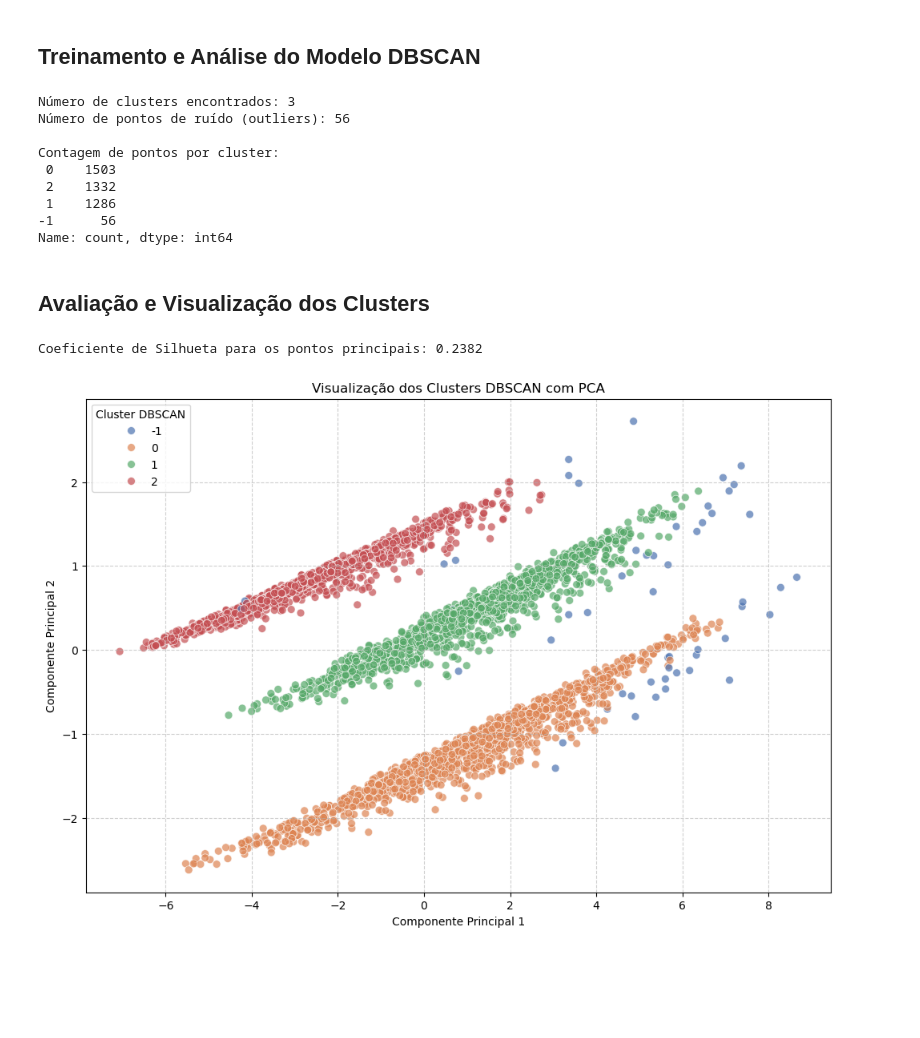
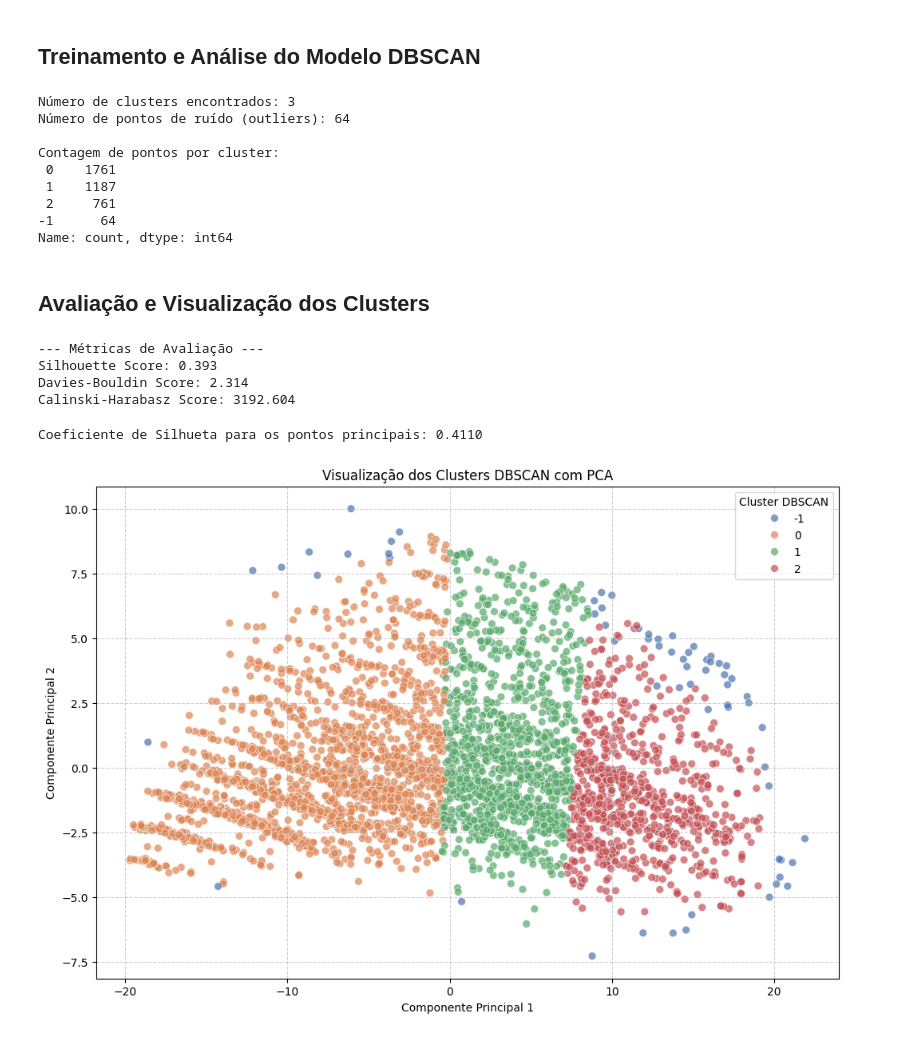
Before and after one commit to joabemorais/Trabalho-ML-2, a Jupyter notebook: test.ipynb, the cells around one changed output. Drawn from its saved outputs; the diff is of its cells as text; code cells hidden in the pictures; blank space fills up the shorter version.

```diff
--- a/test.ipynb
+++ b/test.ipynb
@@ -185,8 +317,8 @@ inertia = []
 K_range = range(2, 11)
 
 for k in K_range:
-    kmeans = KMeans(n_clusters=k, random_state=42)
-    kmeans.fit(df_scaled)
+    kmeans = KMeans(n_clusters=k, random_state=42, n_init=10)
+    kmeans.fit(df_processed)
     inertia.append(kmeans.inertia_)
 
 plt.figure(figsize=(8, 5))
@@ -299,14 +442,14 @@ Dados preparados para o DBSCAN. Dimensões: (4177, 12)
 ## Determinando os hiperparâmetros do DBSCAN
 # %%
 # 1. Definindo min_samples
-D = data_full_scaled.shape[1]
-min_samples = 2 * D
+D = df_processed.shape[1]
+min_samples = 15
 print(f"Valor de min_samples (2 * D): {min_samples}")
 
 # 2. Encontrando o eps ideal com o gráfico de k-distância
 k = min_samples
-neighbors = NearestNeighbors(n_neighbors=k).fit(data_full_scaled)
-distances, indices = neighbors.kneighbors(data_full_scaled)
+neighbors = NearestNeighbors(n_neighbors=k).fit(df_processed)
+distances, indices = neighbors.kneighbors(df_processed)
 k_distances = np.sort(distances[:, k-1], axis=0)
 
 # Plotando o gráfico
@@ -317,8 +460,4 @@ plt.xlabel('Pontos de Dados (ordenados)')
 plt.ylabel(f'Distância para o {k}º Vizinho')
 plt.grid(True, linestyle='--', alpha=0.6)
 plt.show()
-
-# Com base no gráfico, um valor em torno de 1.4 parece ser o ponto de cotovelo.
-eps_escolhido = 1.4
-print(f"\nValor de `eps` escolhido a partir do gráfico: {eps_escolhido}")
 # %% [output]
@@ -328,9 +466,12 @@ Valor de `eps` escolhido a partir do gráfico: 1.4
+# %%
+# Com base no gráfico, um valor em torno de 1.7 parece ser o ponto de cotovelo.
+eps_escolhido = 2
 # %% [markdown]
 ## Treinamento e Análise do Modelo DBSCAN
 # %%
 # Instanciando e treinando o modelo DBSCAN
 dbscan = DBSCAN(eps=eps_escolhido, min_samples=min_samples)
-clusters_dbscan = dbscan.fit_predict(data_full_scaled)
+clusters_dbscan = dbscan.fit_predict(df_processed)
 
 # Analisando os resultados
 n_clusters = len(set(clusters_dbscan)) - (1 if -1 in clusters_dbscan else 0)
@@ -342,45 +483,67 @@ print("\nContagem de pontos por cluster:")
 print(pd.Series(clusters_dbscan).value_counts())
 # %% [output]
 Número de clusters encontrados: 3
-Número de pontos de ruído (outliers): 56
+Número de pontos de ruído (outliers): 64
 
 Contagem de pontos por cluster:
- 0    1503
- 2    1332
- 1    1286
--1      56
+ 0    1761
+ 1    1187
+ 2     761
+-1      64
 Name: count, dtype: int64
 # %% [markdown]
 ## Avaliação e Visualização dos Clusters
+# %%
+# Instanciando e treinando o modelo DBSCAN
+dbscan = DBSCAN(eps=eps_escolhido, min_samples=min_samples)
+dbscan_labels = dbscan.fit_predict(df_processed)
+
+X_for_metrics = df_processed.copy()
+
+sil_score_dbscan = silhouette_score(X_for_metrics, dbscan_labels)
+
+db_score_dbscan = davies_bouldin_score(X_for_metrics, dbscan_labels)
+
+ch_score_dbscan = calinski_harabasz_score(X_for_metrics, dbscan_labels)
+
+print("\n--- Métricas de Avaliação ---")
+print(f"Silhouette Score: {sil_score_dbscan:.3f}")
+print(f"Davies-Bouldin Score: {db_score_dbscan:.3f}")
+print(f"Calinski-Harabasz Score: {ch_score_dbscan:.3f}")
+# %% [output]
+--- Métricas de Avaliação ---
+Silhouette Score: 0.393
+Davies-Bouldin Score: 2.314
+Calinski-Harabasz Score: 3192.604
 # %%
 # Calculando o Coeficiente de Silhueta (apenas nos pontos principais)
 mask_core_points = clusters_dbscan != -1
 if np.sum(mask_core_points) > 0 and len(set(clusters_dbscan[mask_core_points])) > 1:
-    silhouette_avg = silhouette_score(data_full_scaled[mask_core_points], clusters_dbscan[mask_core_points])
+    silhouette_avg = silhouette_score(df_processed[mask_core_points], clusters_dbscan[mask_core_points])
     print(f"\nCoeficiente de Silhueta para os pontos principais: {silhouette_avg:.4f}")
 else:
     print("\nNão foi possível calcular o Coeficiente de Silhueta.")
 
 # Visualizando os clusters com PCA
 pca = PCA(n_components=2)
-pca_result = pca.fit_transform(data_full_scaled)
+pca_result = pca.fit_transform(df_processed)
 
 # Criando o gráfico de dispersão
 plt.figure(figsize=(12, 8))
 sns.scatterplot(
     x=pca_result[:, 0],
     y=pca_result[:, 1],
     hue=clusters_dbscan,
     palette='deep',
     s=50,
     alpha=0.7
 )
 plt.title('Visualização dos Clusters DBSCAN com PCA')
 plt.xlabel('Componente Principal 1')
 plt.ylabel('Componente Principal 2')
 plt.legend(title='Cluster DBSCAN')
 plt.grid(True, linestyle='--', alpha=0.6)
 plt.show()
 # %% [output]
-Coeficiente de Silhueta para os pontos principais: 0.2382
+Coeficiente de Silhueta para os pontos principais: 0.4110
-[figure, old version]
+[figure, new version]
```
Also changed, not shown: parts of 25 cells of this notebook.
